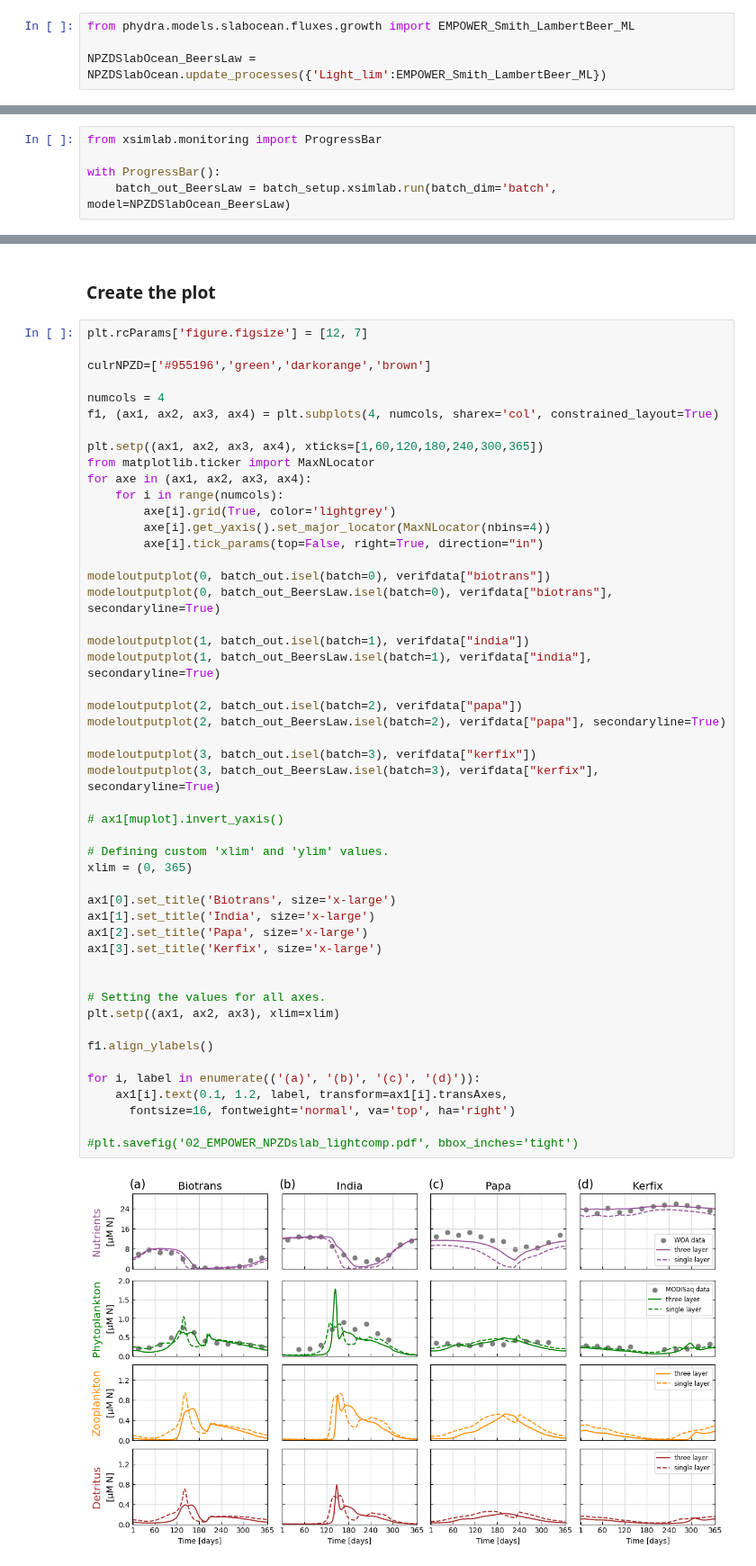
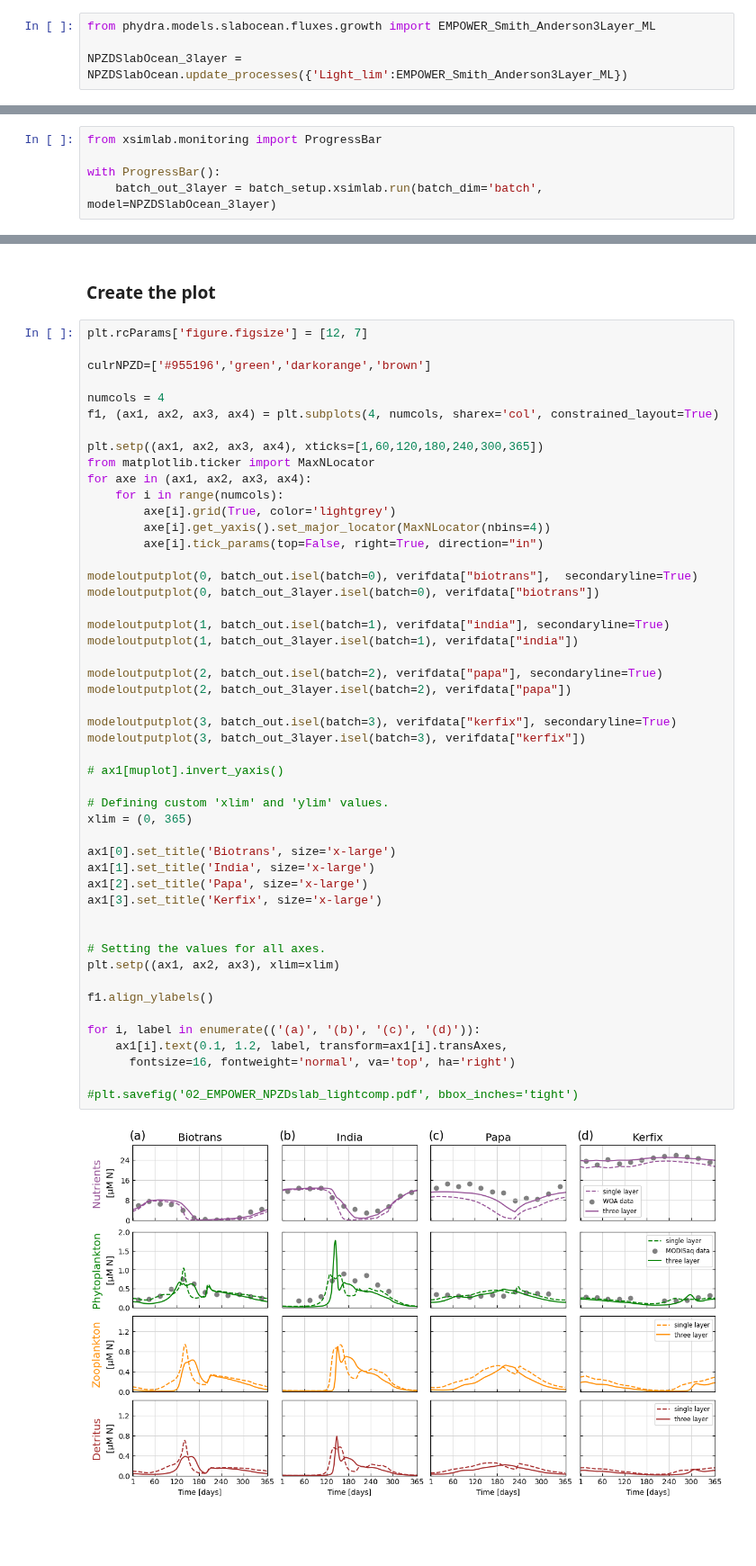
Before and after one commit to ben1post/phydra, a Jupyter notebook: notebooks/2_NPZD_Slab_ModelApplication.ipynb, the cells around one changed output, grey strips where cells are left out. Shown at 90% size. Cells and saved outputs as stored; diff of their text form; blank space fills up the shorter version.

Commit message:
update model notebooks towards release 0.1

```diff
--- a/notebooks/2_NPZD_Slab_ModelApplication.ipynb
+++ b/notebooks/2_NPZD_Slab_ModelApplication.ipynb
@@ -249,9 +249,9 @@ Text(0.5, 1.0, 'biotrans')
 
 We want to compare the simple Lambert Beer model for attenuation of light in the mixed layer, with the more complicated three layer model developed by Anderson et al. 1993.
 # %%
-from phydra.models.slabocean.fluxes.growth import EMPOWER_Smith_LambertBeer_ML
+from phydra.models.slabocean.fluxes.growth import EMPOWER_Smith_Anderson3Layer_ML
 
-NPZDSlabOcean_BeersLaw = NPZDSlabOcean.update_processes({'Light_lim':EMPOWER_Smith_LambertBeer_ML})
+NPZDSlabOcean_3layer = NPZDSlabOcean.update_processes({'Light_lim':EMPOWER_Smith_Anderson3Layer_ML})
 # %% [markdown]
 ## Run the modified model across all stations:
 
@@ -260,7 +260,7 @@ Since all parameters and fluxes match across the two models, we can simply pass
 from xsimlab.monitoring import ProgressBar
 
 with ProgressBar():
-    batch_out_BeersLaw = batch_setup.xsimlab.run(batch_dim='batch', model=NPZDSlabOcean_BeersLaw)
+    batch_out_3layer = batch_setup.xsimlab.run(batch_dim='batch', model=NPZDSlabOcean_3layer)
 # %% [output]
              0% | initialize
              0% | initialize
@@ -391,39 +391,39 @@ for axe in (ax1, ax2, ax3, ax4):
         axe[i].grid(True, color='lightgrey')
         axe[i].get_yaxis().set_major_locator(MaxNLocator(nbins=4))
         axe[i].tick_params(top=False, right=True, direction="in")
 
-modeloutputplot(0, batch_out.isel(batch=0), verifdata["biotrans"])
-modeloutputplot(0, batch_out_BeersLaw.isel(batch=0), verifdata["biotrans"], secondaryline=True)
+modeloutputplot(0, batch_out.isel(batch=0), verifdata["biotrans"],  secondaryline=True)
+modeloutputplot(0, batch_out_3layer.isel(batch=0), verifdata["biotrans"])
 
-modeloutputplot(1, batch_out.isel(batch=1), verifdata["india"])
-modeloutputplot(1, batch_out_BeersLaw.isel(batch=1), verifdata["india"], secondaryline=True)
+modeloutputplot(1, batch_out.isel(batch=1), verifdata["india"], secondaryline=True)
+modeloutputplot(1, batch_out_3layer.isel(batch=1), verifdata["india"])
 
-modeloutputplot(2, batch_out.isel(batch=2), verifdata["papa"])
-modeloutputplot(2, batch_out_BeersLaw.isel(batch=2), verifdata["papa"], secondaryline=True)
+modeloutputplot(2, batch_out.isel(batch=2), verifdata["papa"], secondaryline=True)
+modeloutputplot(2, batch_out_3layer.isel(batch=2), verifdata["papa"])
 
-modeloutputplot(3, batch_out.isel(batch=3), verifdata["kerfix"])
-modeloutputplot(3, batch_out_BeersLaw.isel(batch=3), verifdata["kerfix"], secondaryline=True)
+modeloutputplot(3, batch_out.isel(batch=3), verifdata["kerfix"], secondaryline=True)
+modeloutputplot(3, batch_out_3layer.isel(batch=3), verifdata["kerfix"])
 
 # ax1[muplot].invert_yaxis()
 
 # Defining custom 'xlim' and 'ylim' values.
 xlim = (0, 365)
 
 ax1[0].set_title('Biotrans', size='x-large')
 ax1[1].set_title('India', size='x-large')
 ax1[2].set_title('Papa', size='x-large')
 ax1[3].set_title('Kerfix', size='x-large')
 
 
 # Setting the values for all axes.
 plt.setp((ax1, ax2, ax3), xlim=xlim)
 
 f1.align_ylabels()
 
 for i, label in enumerate(('(a)', '(b)', '(c)', '(d)')):
     ax1[i].text(0.1, 1.2, label, transform=ax1[i].transAxes,
       fontsize=16, fontweight='normal', va='top', ha='right')
 
 #plt.savefig('02_EMPOWER_NPZDslab_lightcomp.pdf', bbox_inches='tight')
 # %% [output]
-[figure, old version]
+[figure, new version]
```
Also changed, not shown: parts of 6 cells of this notebook, 6 other files.
